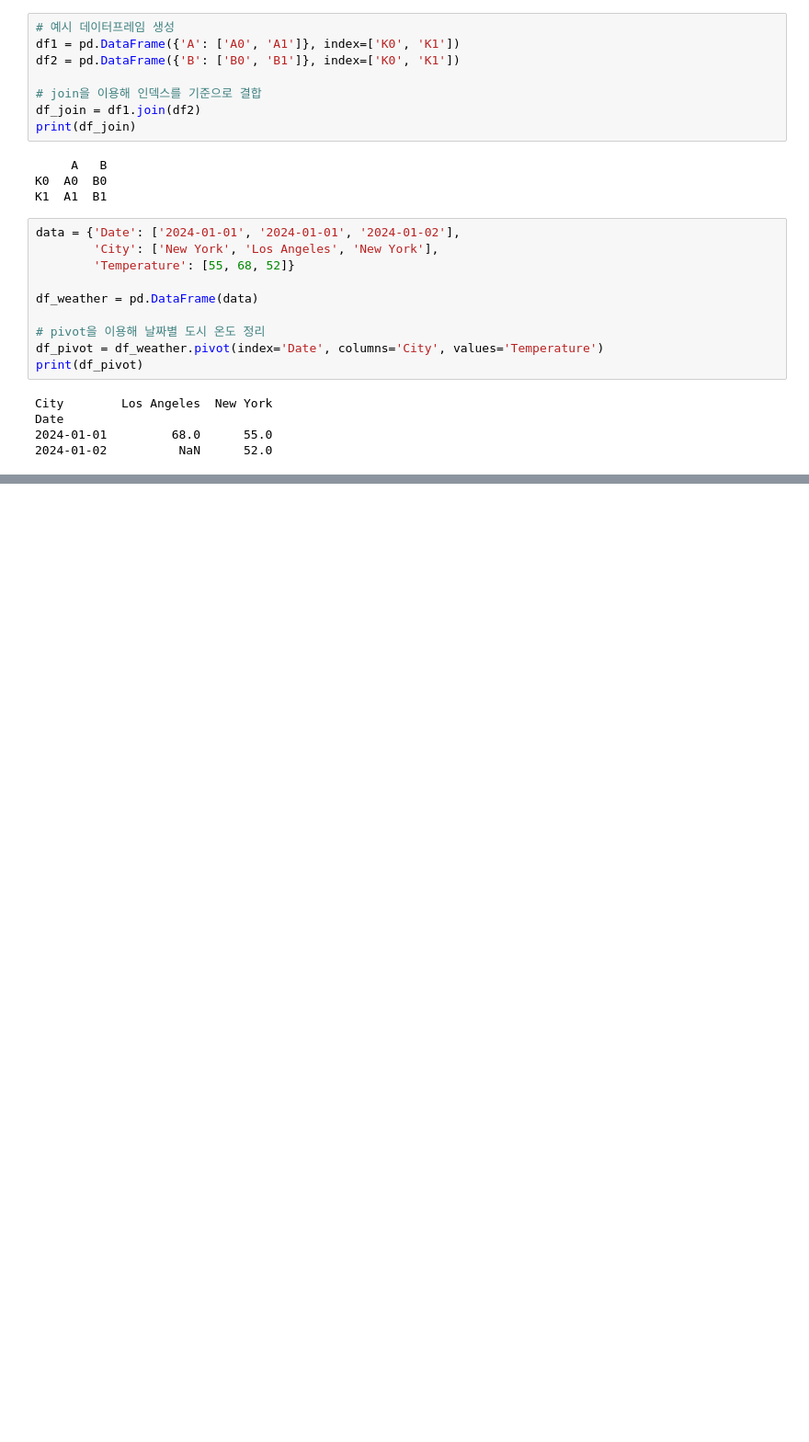
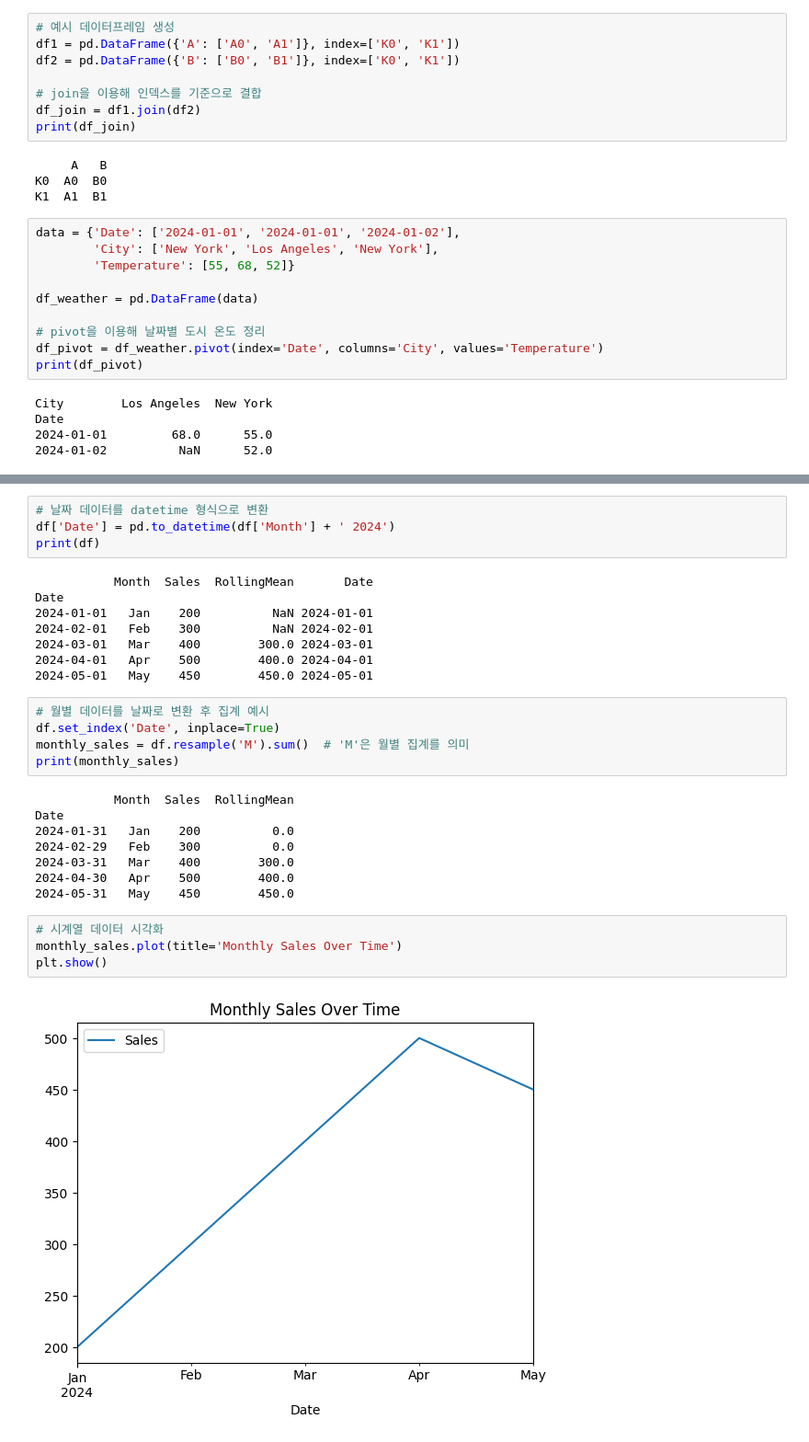
Before and after one commit to clachic00/data_analysis, a Jupyter notebook: pandas_exercise.ipynb, the cells around one changed output, grey strips where cells are left out. Shown: that part at 92% size. Saved outputs shown, nothing was run; the diff lists cells and outputs as text; blank space fills up the shorter version.

```diff
--- a/pandas_exercise.ipynb
+++ b/pandas_exercise.ipynb
@@ -311,0 +613,31 @@ South      NaN  400.0
+# %%
+# 날짜 데이터를 datetime 형식으로 변환
+df['Date'] = pd.to_datetime(df['Month'] + ' 2024')
+print(df)
+# %% [output]
+           Month  Sales  RollingMean       Date
+Date
+2024-01-01   Jan    200          NaN 2024-01-01
+2024-02-01   Feb    300          NaN 2024-02-01
+2024-03-01   Mar    400        300.0 2024-03-01
+2024-04-01   Apr    500        400.0 2024-04-01
+2024-05-01   May    450        450.0 2024-05-01
+# %%
+# 월별 데이터를 날짜로 변환 후 집계 예시
+df.set_index('Date', inplace=True)
+monthly_sales = df.resample('M').sum()  # 'M'은 월별 집계를 의미
+print(monthly_sales)
+# %% [output]
+           Month  Sales  RollingMean
+Date
+2024-01-31   Jan    200          0.0
+2024-02-29   Feb    300          0.0
+2024-03-31   Mar    400        300.0
+2024-04-30   Apr    500        400.0
+2024-05-31   May    450        450.0
+# %%
+# 시계열 데이터 시각화
+monthly_sales.plot(title='Monthly Sales Over Time')
+plt.show()
+# %% [output]
+[figure, added]
```
Also changed, not shown: parts of 37 cells of this notebook, 5 other files.
